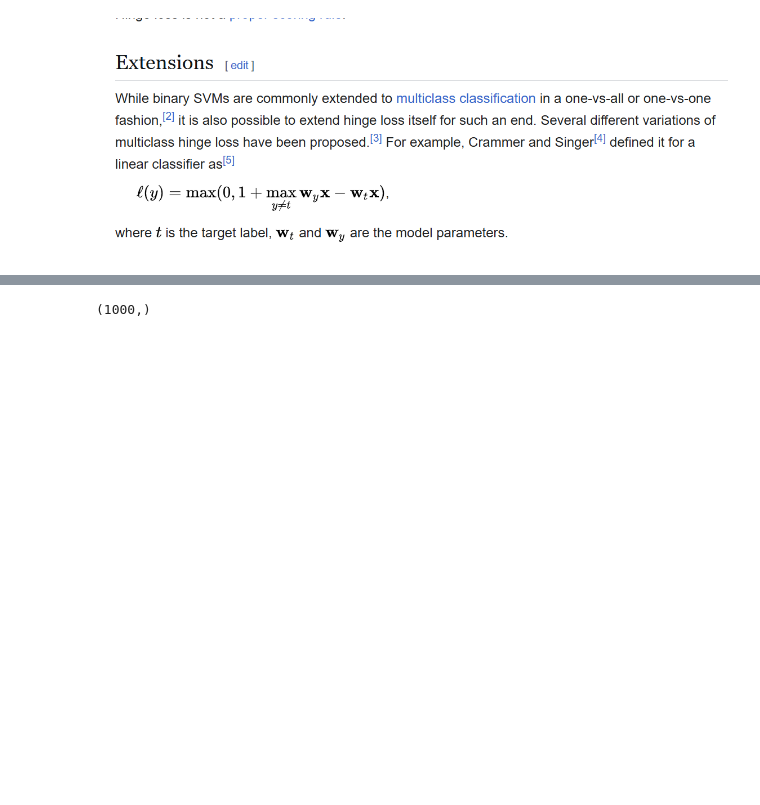
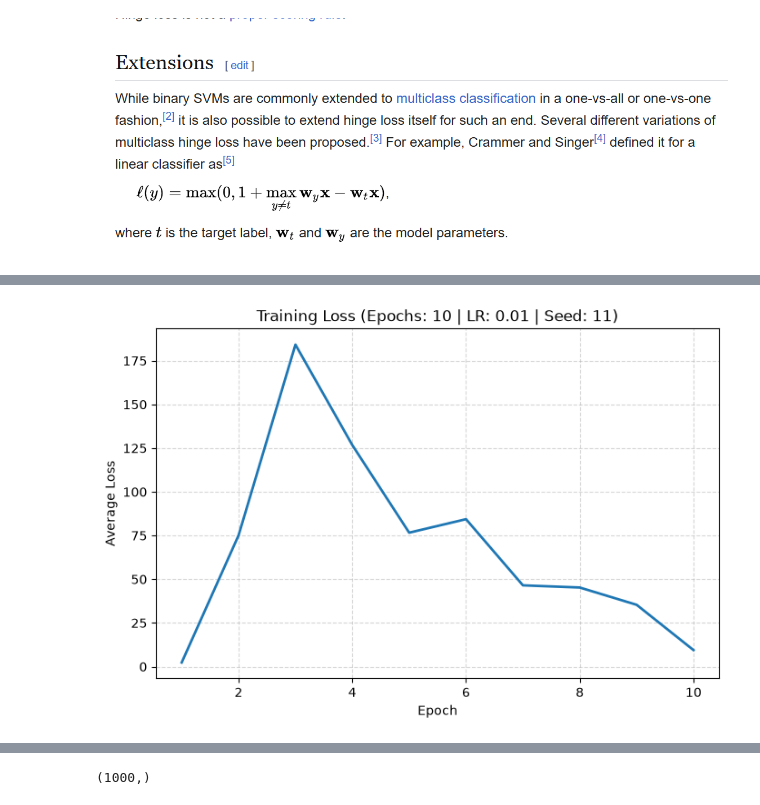
Before and after one commit to HippolyteLC/IDL, a Jupyter notebook: assignment_1/a1.ipynb, the cells around one changed output, grey strips where cells are left out. Drawn from its saved outputs; the diff is of its cells as text; code cells hidden in the pictures; blank space fills up the shorter version.

Commit message:
added plotting and routine

```diff
--- a/assignment_1/a1.ipynb
+++ b/assignment_1/a1.ipynb
@@ -130,46 +131,62 @@ Shapes: 1707 (1707,)
 # %% [markdown]
 ![image.png](attachment:image.png)
 # %%
-seed = np.random.seed(111)
-lr = 0.01
-n_epochs = 100
+seeds = [11]
+lrs = [0.01, 0.05,0.001]
+epochs = [10, 100, 1000]
 
-X_in = X.T
-in_dim = X_in.shape[0]
-n_samples = X_in.shape[1]
-bias = np.ones((1, n_samples))
-T = np.vstack((bias, X_in))
-out_dim = 10
-variance_W = 4 / (in_dim + out_dim)
-W = np.hstack((np.zeros((out_dim, 1)), np.random.normal(0, variance_W, (out_dim, in_dim))))
+def run_experiment(seeds, lrs, epochs):
+    for seed in seeds:
+        for lr in lrs:
+            for n_epochs in epochs:
+                X_in = X.T
+                in_dim = X_in.shape[0]
+                n_samples = X_in.shape[1]
+                bias = np.ones((1, n_samples))
+                T = np.vstack((bias, X_in))
+                out_dim = 10
+                variance_W = 4 / (in_dim + out_dim)
+                W = np.hstack((np.zeros((out_dim, 1)), np.random.normal(0, variance_W, (out_dim, in_dim))))
 
-loss = []
+                loss = []
 
-for i in range(n_epochs):
-    f = W @ T #logit outputs
-    f_max = np.max(f, axis=0)
-    exp_f = np.exp(f - f_max) # prevent overflow
-    log_sum_exp = f_max + np.log(np.sum(exp_f, axis=0)) # factor out the fmax from f_i - fmax in the sum iteration
-    target_logits = f[y, np.arange(f.shape[1])]
-    L = -np.sum(target_logits - log_sum_exp) #mutliclass cross entropy loss computation
+                for i in range(n_epochs):
+                    f = W @ T #logit outputs
+                    f_max = np.max(f, axis=0)
+                    exp_f = np.exp(f - f_max) # prevent overflow
+                    log_sum_exp = f_max + np.log(np.sum(exp_f, axis=0)) # factor out the fmax from f_i - fmax in the sum iteration
+                    target_logits = f[y, np.arange(f.shape[1])]
+                    L = -np.sum(target_logits - log_sum_exp) #mutliclass cross entropy loss computation
 
-    loss.append(L)
-    print(f"Epoch {i+1} | Avg loss: {L / n_samples:.6f}")
+                    loss.append(L)
+                    print(f"Epoch {i+1} | Avg loss: {L / n_samples:.6f}")
 
-    prob = exp_f / np.sum(exp_f, axis=0)
-    prob[y, np.arange(f.shape[1])] -= 1.0
-    dW = prob @ T.T
-    W = W - lr*dW
+                    prob = exp_f / np.sum(exp_f, axis=0)
+                    prob[y, np.arange(f.shape[1])] -= 1.0
+                    dW = prob @ T.T
+                    W = W - lr*dW
 
-T = np.vstack((np.ones((1, y_test.shape[0])), X_test.T))
-predictions = np.argmax(W @ T, axis=0)
+                T = np.vstack((np.ones((1, y_test.shape[0])), X_test.T))
+                predictions = np.argmax(W @ T, axis=0)
 
-f = W @ T #logit outputs
-f_max = np.max(f, axis=0)
-exp_f = np.exp(f - f_max) # prevent overflow
-log_sum_exp = f_max + np.log(np.sum(exp_f, axis=0)) # factor out the fmax from f_i - fmax in the sum iteration
-target_logits = f[y_test, np.arange(f.shape[1])]
-L = -np.sum(target_logits - log_sum_exp) #mutliclass cross entropy loss computation
-accuracy = np.sum((predictions == y_test).astype(int))/y_test.shape[0]
-print(f"(Test) | Avg loss: {L / n_samples:.6f}| Accuracy: {accuracy:.6f}")
+                f = W @ T #logit outputs
+                f_max = np.max(f, axis=0)
+                exp_f = np.exp(f - f_max) # prevent overflow
+                log_sum_exp = f_max + np.log(np.sum(exp_f, axis=0)) # factor out the fmax from f_i - fmax in the sum iteration
+                target_logits = f[y_test, np.arange(f.shape[1])]
+                L = -np.sum(target_logits - log_sum_exp) #mutliclass cross entropy loss computation
+                accuracy = np.sum((predictions == y_test).astype(int))/y_test.shape[0]
+                print(f"(Test) | Avg loss: {L / n_samples:.6f}| Accuracy: {accuracy:.6f}")
+
+                title = f"Training Loss (Epochs: {n_epochs} | LR: {lr} | Seed: {seed})"
+                plt.figure(figsize=(8, 5))
+                plt.plot(range(1, n_epochs + 1), [l / n_samples for l in loss], linewidth=2)
+                plt.title(title)
+                plt.xlabel("Epoch")
+                plt.ylabel("Average Loss")
+                plt.grid(True, linestyle="--", alpha=0.5)
+                plt.savefig(title + ".png")
+                plt.show()
+
+run_experiment(seeds, lrs, epochs)
 # %% [output]
@@ -192,0 +204 @@ Epoch 100 | Avg loss: 0.105078
+[figure, added]
```
Also changed, not shown: parts of 2 cells of this notebook, 27 other files.
